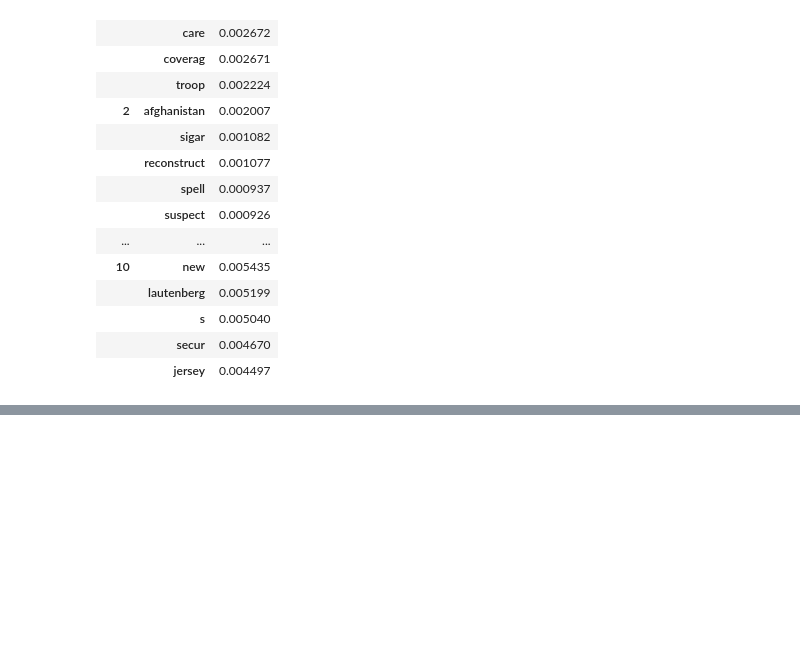
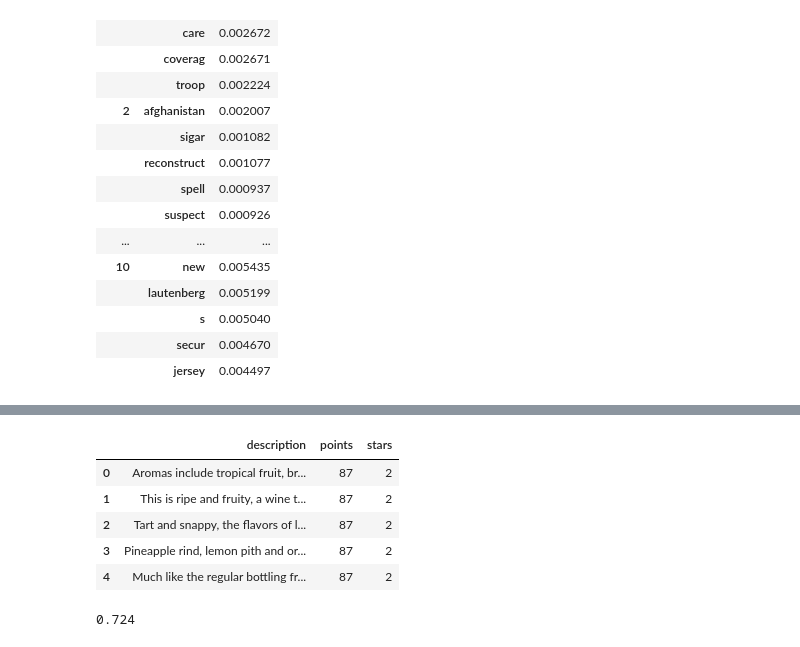
Before and after one commit to BI-DS/GRA-4153, a Jupyter notebook: examples/text_models.ipynb, the cells around one changed output, grey strips where cells are left out. Cells and saved outputs as stored; diff of their text form; code cells hidden in the pictures; blank space fills up the shorter version.

```diff
--- a/examples/text_models.ipynb
+++ b/examples/text_models.ipynb
@@ -146,0 +258,18 @@ tbl
+# %%
+# df = pd.read_csv(os.path.join(os.path.expanduser('~'), "winemag-data-130k-v2.csv"))
+wine = df.loc[:, ["description", "points"]]
+
+# Create star ratings
+wine["stars"] = pd.Categorical(pd.cut(wine["points"],
+                                       bins = pd.interval_range(start = 80, end = 100, periods = 4, closed="left"),
+                                         labels = False)).codes + 1
+wine.loc[wine["stars"] == 0, "stars"] = 4  # 100 points
+
+wine.head()
+# %% [output]
+|  | description | points | stars |
+| 0 | Aromas include tropical fruit, br... | 87 | 2 |
+| 1 | This is ripe and fruity, a wine t... | 87 | 2 |
+| 2 | Tart and snappy, the flavors of l... | 87 | 2 |
+| 3 | Pineapple rind, lemon pith and or... | 87 | 2 |
+| 4 | Much like the regular bottling fr... | 87 | 2 |
@@ -146,0 +323,8 @@ tbl
+# %%
+np.random.seed(584)
+
+test_ind = wine.index[~wine.index.isin(ind)]
+ind2 = np.random.choice(test_ind, 500, replace=False)
+(mod.predict(X[ind2, :]) == wine.loc[ind2, "stars"]).mean()
+# %% [output]
+0.724
```
Also changed, not shown: parts of 25 cells of this notebook.
